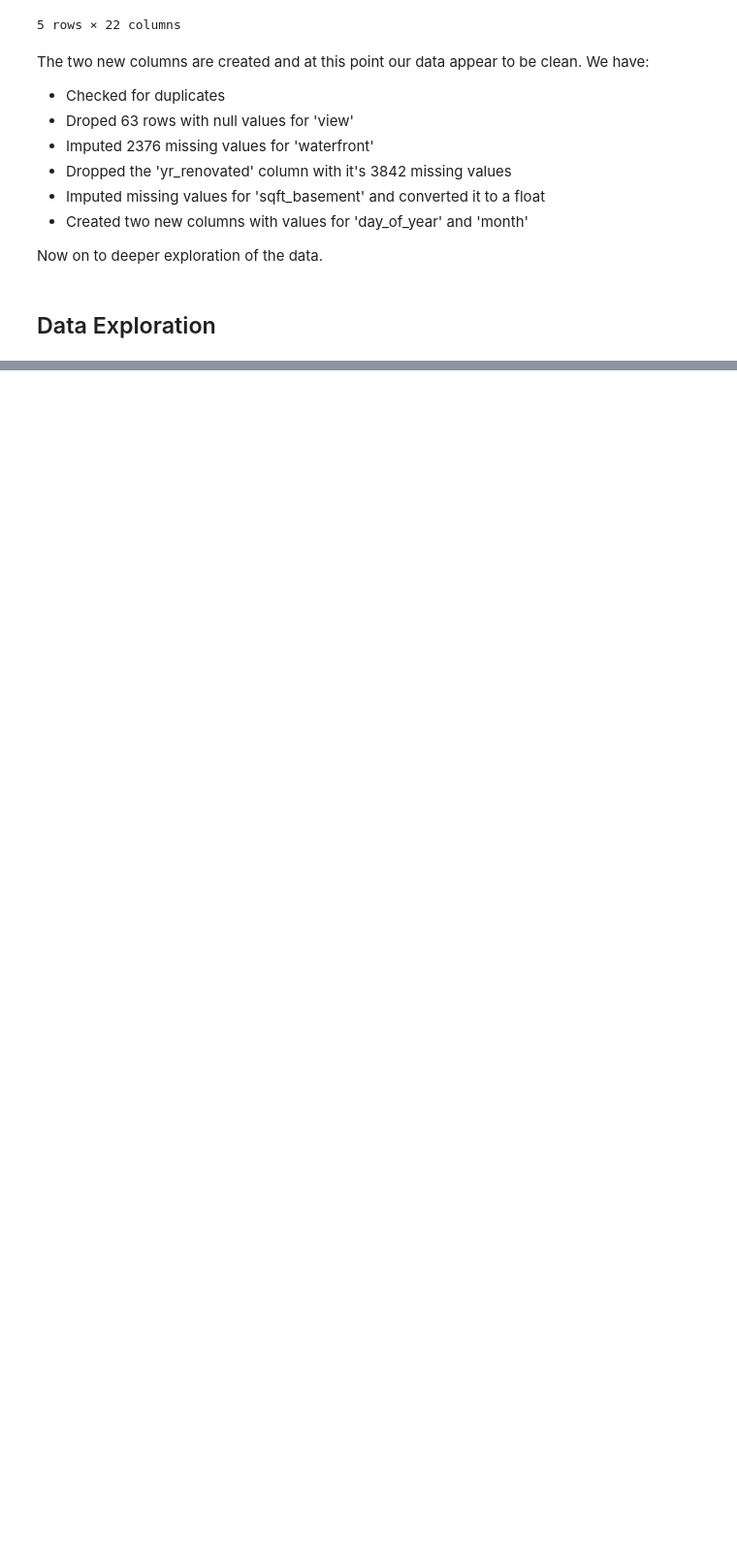
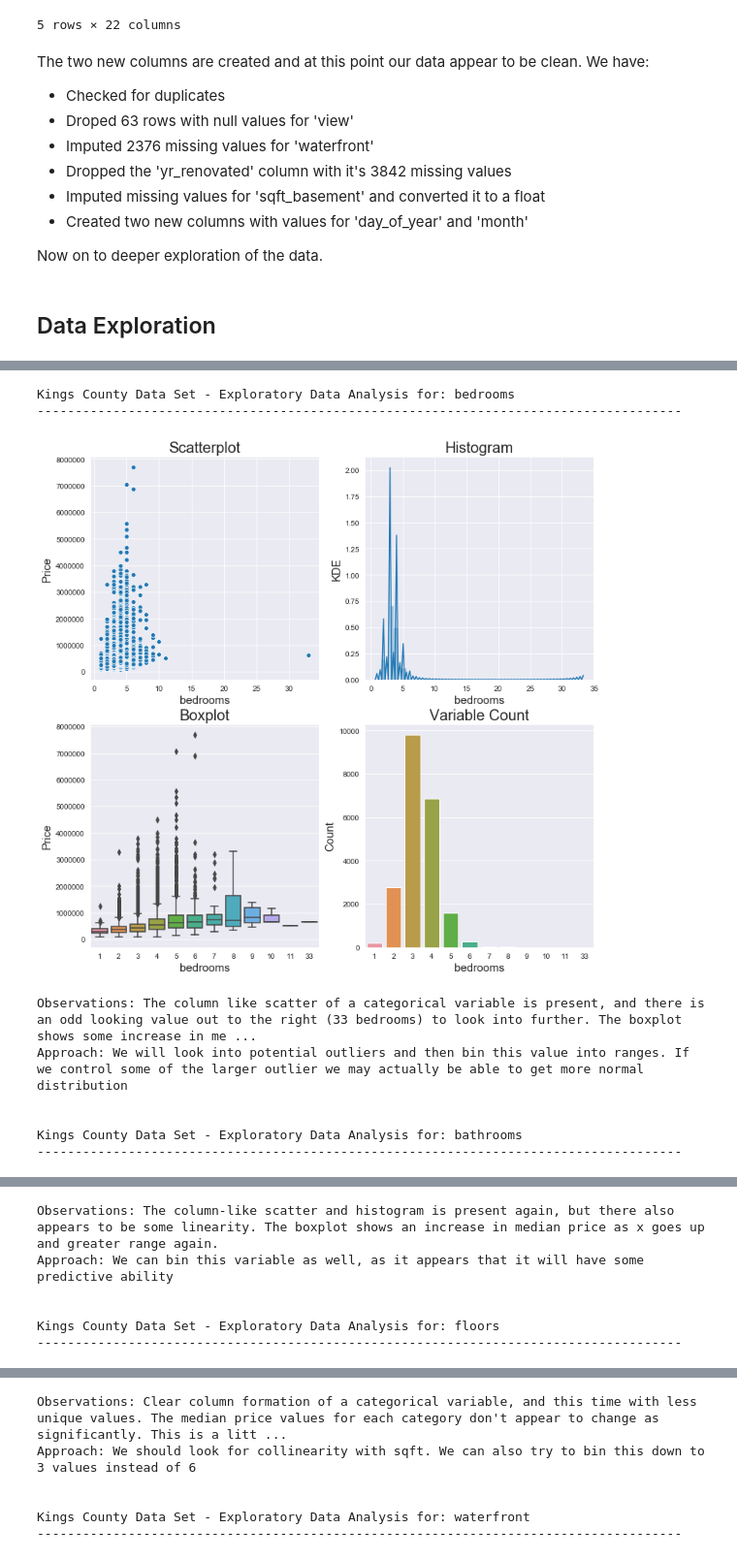
Before and after one commit to rab175/dsc-v2-mod1-final-project-online-ds-pt-071519, a Jupyter notebook: student.ipynb, the cells around one changed output, grey strips where cells are left out. Shown at 97% size. Cells and saved outputs as stored; diff of their text form; code cells hidden in the pictures; blank space fills up the shorter version.

```diff
--- a/student.ipynb
+++ b/student.ipynb
@@ -646,0 +642,12 @@ Kings County Data Set - Exploratory Data Analysis for: view
+# %%
+seaborn_plotter(cats, df2.price, df2)
+# %% [output]
+Kings County Data Set - Exploratory Data Analysis for: bedrooms
+-------------------------------------------------------------------------------------
+[figure, added]
+Observations: The column like scatter of a categorical variable is present, and there is an odd looking value out to the right (33 bedrooms) to look into further. The boxplot shows some increase in me ...
+Approach: We will look into potential outliers and then bin this value into ranges. If we control some of the larger outlier we may actually be able to get more normal distribution
+
+
+Kings County Data Set - Exploratory Data Analysis for: bathrooms
+-------------------------------------------------------------------------------------
@@ -646,0 +655,6 @@ Kings County Data Set - Exploratory Data Analysis for: view
+Observations: The column-like scatter and histogram is present again, but there also appears to be some linearity. The boxplot shows an increase in median price as x goes up and greater range again.
+Approach: We can bin this variable as well, as it appears that it will have some predictive ability
+
+
+Kings County Data Set - Exploratory Data Analysis for: floors
+-------------------------------------------------------------------------------------
@@ -646,0 +662,6 @@ Kings County Data Set - Exploratory Data Analysis for: view
+Observations: Clear column formation of a categorical variable, and this time with less unique values. The median price values for each category don't appear to change as significantly. This is a litt ...
+Approach: We should look for collinearity with sqft. We can also try to bin this down to 3 values instead of 6
+
+
+Kings County Data Set - Exploratory Data Analysis for: waterfront
+-------------------------------------------------------------------------------------
```
Also changed, not shown: parts of 80 cells of this notebook.
